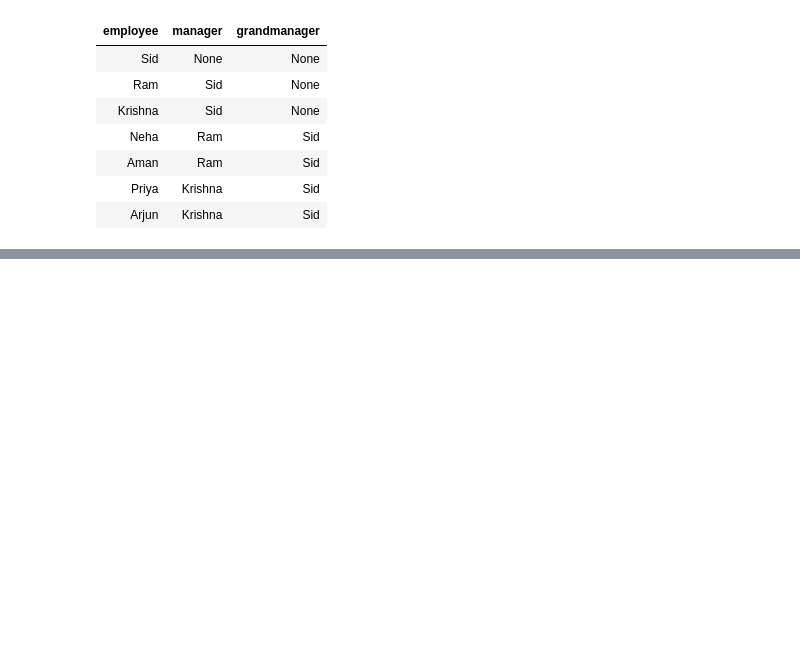
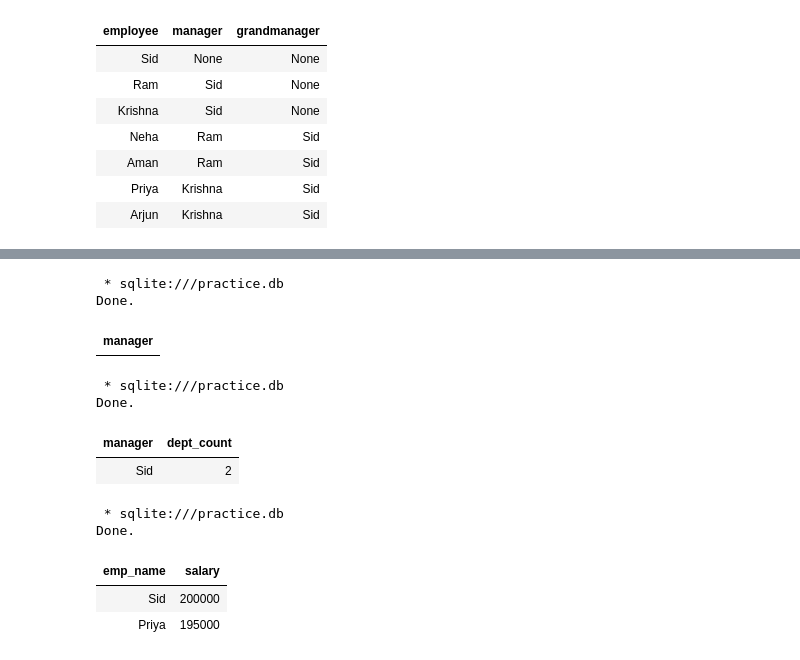
Before and after one commit to sidgun8/Personal-Hardwork, a Jupyter notebook: sqlpractise.ipynb, the cells around one changed output, grey strips where cells are left out. Saved outputs shown, nothing was run; the diff lists cells and outputs as text; code cells hidden in the pictures; blank space fills up the shorter version.

```diff
--- a/sqlpractise.ipynb
+++ b/sqlpractise.ipynb
@@ -1019,0 +1046,26 @@ from
+# %%
+%%sql
+
+select m.emp_name as manager, e.emp_name as emp1,
+from employee_manager e
+join employee_manager m
+on m.emp_id = m.manager_id
+where manager
+# %% [output]
+ * sqlite:///practice.db
+Done.
+| manager |
+# %%
+%%sql
+SELECT m.emp_name AS manager,
+       COUNT(DISTINCT e.department) AS dept_count
+FROM employee_manager e
+JOIN employee_manager m
+ON e.manager_id = m.emp_id
+GROUP BY m.emp_name
+HAVING COUNT(DISTINCT e.department) > 1;
+# %% [output]
+ * sqlite:///practice.db
+Done.
+| manager | dept_count |
+| Sid | 2 |
@@ -1019,0 +1082,16 @@ from
+# %%
+%%sql
+
+SELECT emp_name,
+       salary
+FROM employee_manager
+WHERE salary > (
+    SELECT AVG(salary)
+    FROM employee_manager
+);
+# %% [output]
+ * sqlite:///practice.db
+Done.
+| emp_name | salary |
+| Sid | 200000 |
+| Priya | 195000 |
```
Also changed, not shown: parts of 8 cells of this notebook.
